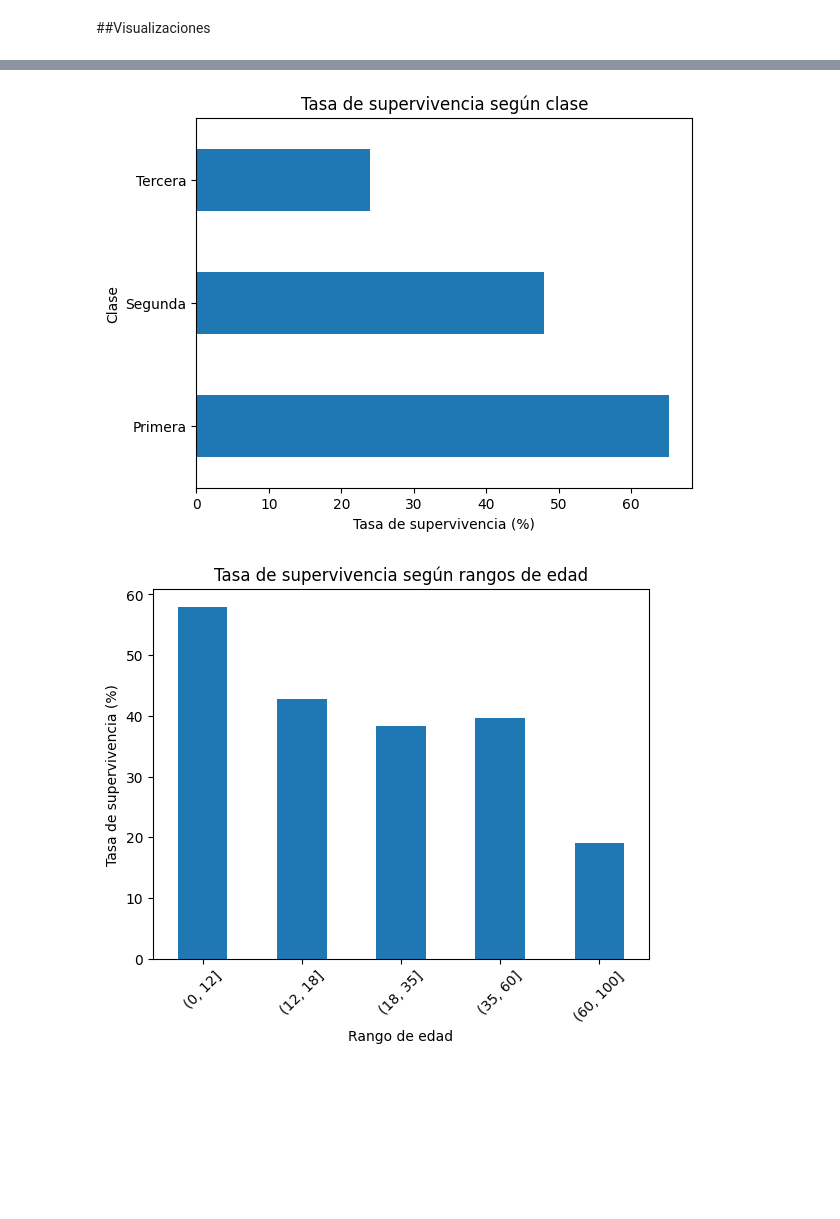
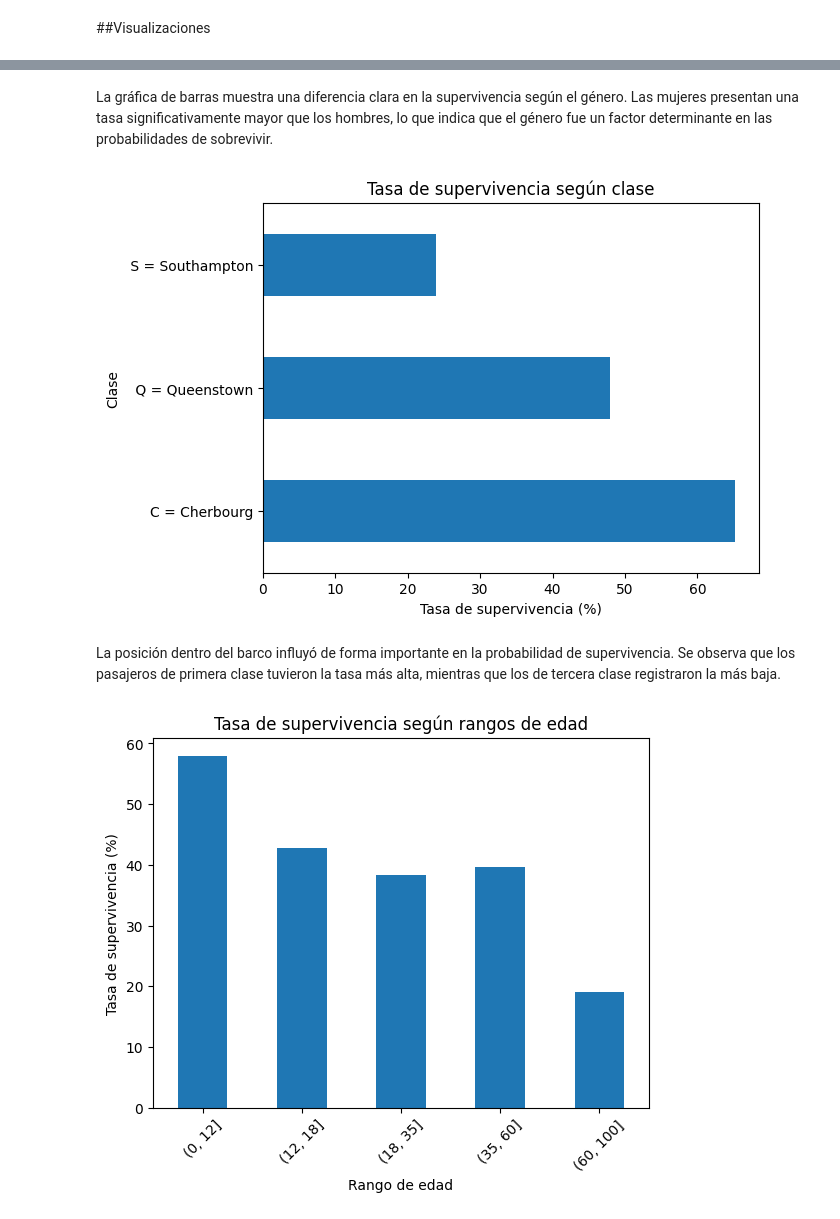
Before and after one commit to carlosvasquez3/M.Sc.-in-Data-Science, a Jupyter notebook: Proyecto_Unidad2.ipynb, the cells around one changed output, grey strips where cells are left out. Saved outputs shown, nothing was run; the diff lists cells and outputs as text; code cells hidden in the pictures; blank space fills up the shorter version.

```diff
--- a/Proyecto_Unidad2.ipynb
+++ b/Proyecto_Unidad2.ipynb
@@ -385,15 +380,20 @@ plt.show()
+# %% [markdown]
+La gráfica de barras muestra una diferencia clara en la supervivencia según el género. Las mujeres presentan una tasa significativamente mayor que los hombres, lo que indica que el género fue un factor determinante en las probabilidades de sobrevivir.
 # %%
-tasa_clase = df.groupby('Pclass')['Survived'].mean() * 100
+tasa_clase = df.groupby('Pclass')['Survived'].mean() * 100 # Se agrupa por clases y se obtiene el promedio de supervivencia
 
-# Renombrar índice
-tasa_clase.index = ['Primera', 'Segunda', 'Tercera']
+tasa_clase.index = ['C = Cherbourg', ' Q = Queenstown', ' S = Southampton'] # 1 corresponde a C = Cherbourg, 2 a  Q = Queenstown y 3 a S = Southampton
 
-tasa_clase.plot(kind='barh')
+tasa_clase.plot(kind='barh') # Se genera un gráfico de barras horizontales
+
+# Se agregan título y etiquetas a los ejes
 
 plt.title('Tasa de supervivencia según clase')
 plt.xlabel('Tasa de supervivencia (%)')
 plt.ylabel('Clase')
 plt.show()
 # %% [output]
-[figure, old version]
+[figure, new version]
+# %% [markdown]
+La posición dentro del barco influyó de forma importante en la probabilidad de supervivencia. Se observa que los pasajeros de primera clase tuvieron la tasa más alta, mientras que los de tercera clase registraron la más baja.
 # %%
```
Also changed, not shown: parts of 15 cells of this notebook.
